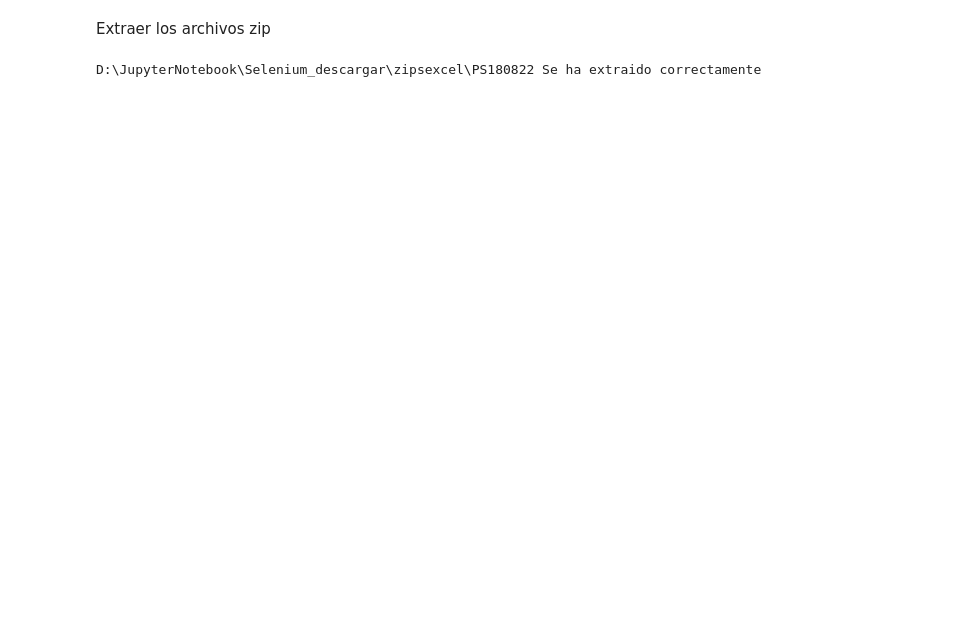
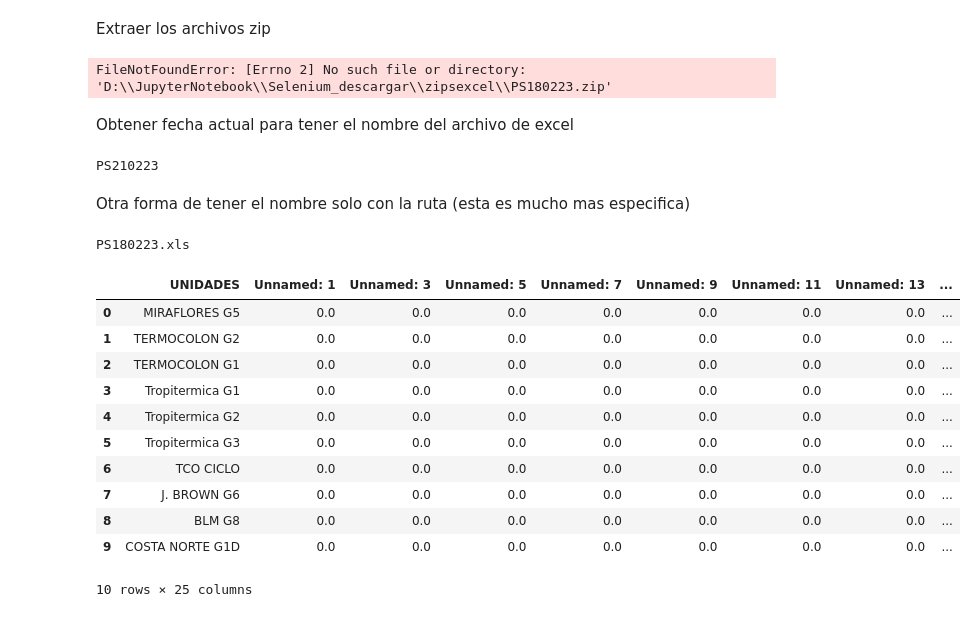
Before and after one commit to AlexJavier09/Automatizador_descargar_CND, a Jupyter notebook: automatizador_CNC.ipynb, the cells around one changed output. Saved outputs shown, nothing was run; the diff lists cells and outputs as text; code cells hidden in the pictures; blank space fills up the shorter version.

```diff
--- a/automatizador_CNC.ipynb
+++ b/automatizador_CNC.ipynb
@@ -51,6 +51,53 @@ if __name__ == "__main__":
             zip.extractall(pwd=None,path = name)
             print(name+" Se ha extraido correctamente " )
             zip.close()
-        #os.remove(name+extension)  aun pendiente
+        os.remove(name+".zip")
 # %% [output]
-D:\JupyterNotebook\Selenium_descargar\zipsexcel\PS180822 Se ha extraido correctamente
+FileNotFoundError: [Errno 2] No such file or directory: 'D:\\JupyterNotebook\\Selenium_descargar\\zipsexcel\\PS180223.zip'
+# %% [markdown]
+Obtener fecha actual para tener el nombre del archivo de excel
+# %%
+from datetime import datetime, timedelta
+
+fecha_actual = datetime.now()
+dia_semana = fecha_actual.weekday()
+if dia_semana >= 5:
+    dias_para_viernes = dia_semana - 4
+    fecha_ajustada = fecha_actual - timedelta(days=dias_para_viernes)
+
+fecha_formateada = fecha_actual.strftime('%d%m%y')
+formato_excel= "PS"+fecha_formateada
+print(formato_excel)
+# %% [output]
+PS210223
+# %% [markdown]
+Otra forma de tener el nombre solo con la ruta (esta es mucho mas especifica)
+# %%
+nombre_excel = os.path.basename(name) +".xls"
+print(nombre_excel)
+# %% [output]
+PS180223.xls
+# %%
+import pandas as pd
+
+df = pd.read_excel(name+'\\' +nombre_excel,sheet_name="Potencias" ,skiprows=5)
+df1 = pd.read_excel(name+'\\' +nombre_excel,sheet_name="Precios" ,skiprows=5, header=0)
+df = df.loc[:, ~ (df == 0).all()]
+df = df.dropna(axis=1)
+df1 = df1.loc[:, ~ (df1 == 0).all()]
+df1 = df1.dropna(axis=1,how='all')
+
+df1.head(10)
+# %% [output]
+|  | UNIDADES | Unnamed: 1 | Unnamed: 3 | Unnamed: 5 | Unnamed: 7 | Unnamed: 9 | Unnamed: 11 | Unnamed: 13 | ... |
+| 0 | MIRAFLORES G5 | 0.0 | 0.0 | 0.0 | 0.0 | 0.0 | 0.0 | 0.0 | ... |
+| 1 | TERMOCOLON G2 | 0.0 | 0.0 | 0.0 | 0.0 | 0.0 | 0.0 | 0.0 | ... |
+| 2 | TERMOCOLON G1 | 0.0 | 0.0 | 0.0 | 0.0 | 0.0 | 0.0 | 0.0 | ... |
+| 3 | Tropitermica G1 | 0.0 | 0.0 | 0.0 | 0.0 | 0.0 | 0.0 | 0.0 | ... |
+| 4 | Tropitermica G2 | 0.0 | 0.0 | 0.0 | 0.0 | 0.0 | 0.0 | 0.0 | ... |
+| 5 | Tropitermica G3 | 0.0 | 0.0 | 0.0 | 0.0 | 0.0 | 0.0 | 0.0 | ... |
+| 6 | TCO CICLO | 0.0 | 0.0 | 0.0 | 0.0 | 0.0 | 0.0 | 0.0 | ... |
+| 7 | J. BROWN G6 | 0.0 | 0.0 | 0.0 | 0.0 | 0.0 | 0.0 | 0.0 | ... |
+| 8 | BLM G8 | 0.0 | 0.0 | 0.0 | 0.0 | 0.0 | 0.0 | 0.0 | ... |
+| 9 | COSTA NORTE G1D | 0.0 | 0.0 | 0.0 | 0.0 | 0.0 | 0.0 | 0.0 | ... |
+10 rows × 25 columns
```
Also changed, not shown: parts of 6 cells of this notebook, 10 other files.
